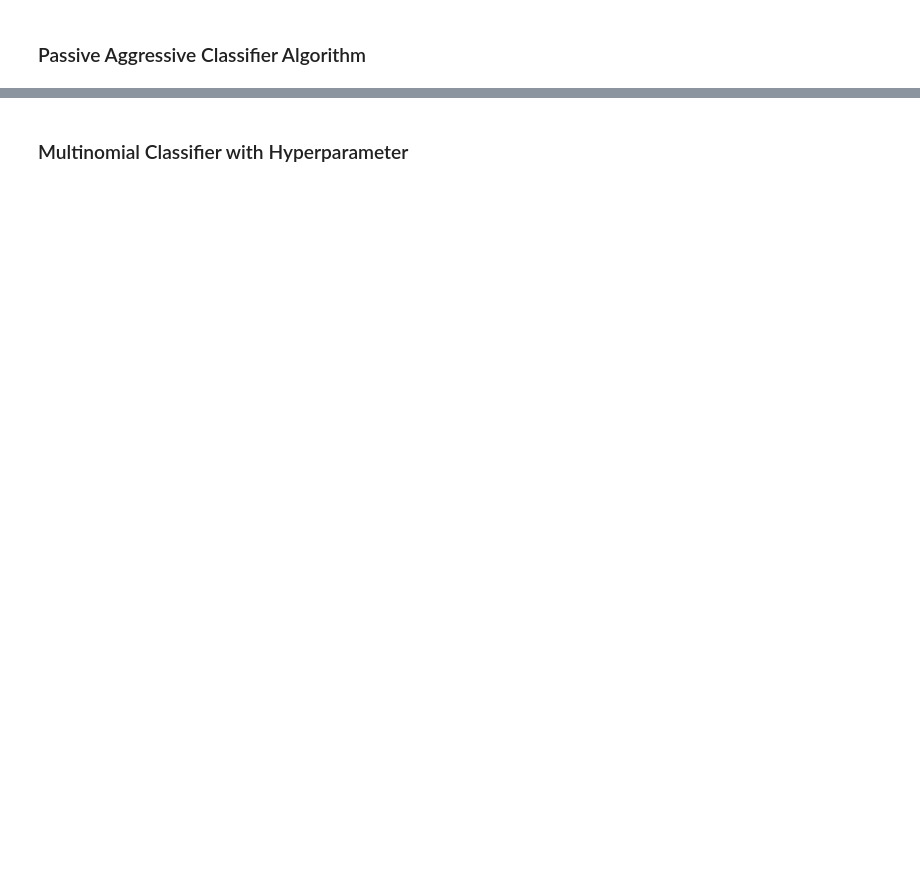
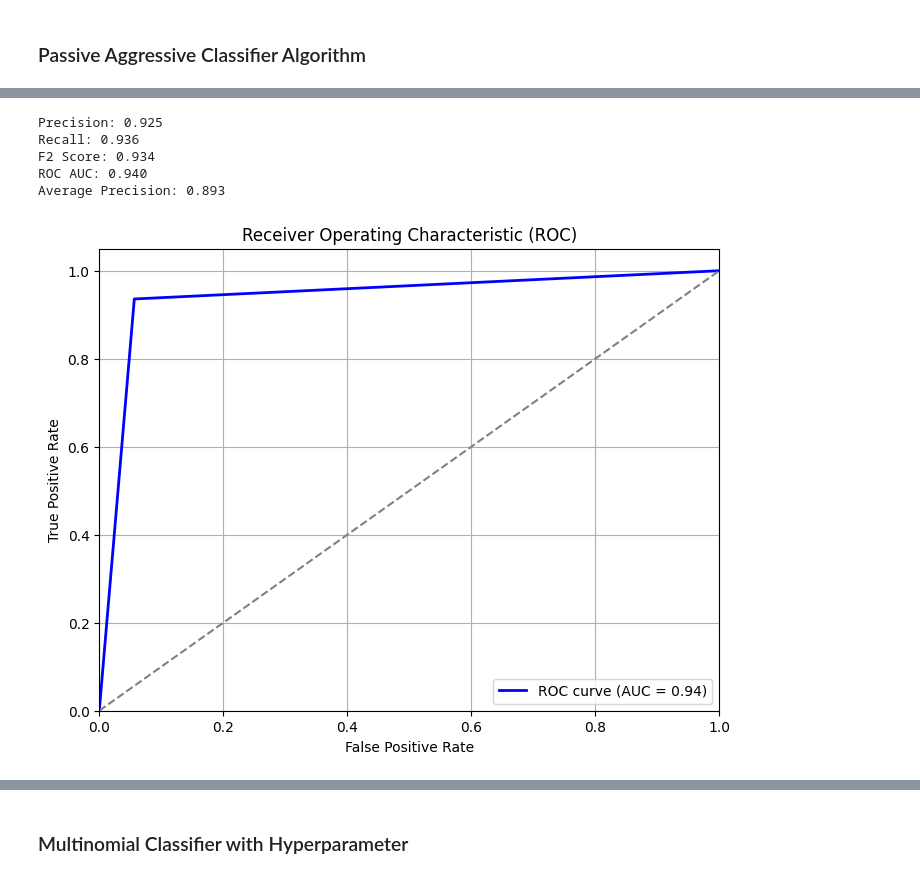
Before and after one commit to kncpem/fake-news-classifier-deploy, a Jupyter notebook: FakeNewsCount_vectorizer.ipynb, the cells around one changed output, grey strips where cells are left out. Saved outputs shown, nothing was run; the diff lists cells and outputs as text; code cells hidden in the pictures; blank space fills up the shorter version.

```diff
--- a/FakeNewsCount_vectorizer.ipynb
+++ b/FakeNewsCount_vectorizer.ipynb
@@ -249,0 +159,46 @@ Confusion matrix, without normalization
+# %%
+from sklearn.metrics import fbeta_score
+
+# Calculate precision, recall, f1-score, and other metrics
+precision = metrics.precision_score(y_test, pred)
+recall = metrics.recall_score(y_test, pred)
+f2_score = fbeta_score(y_test, pred, beta=2)
+roc_auc = metrics.roc_auc_score(y_test, pred)
+average_precision = metrics.average_precision_score(y_test, pred)
+
+# Print the metrics
+print(f"Precision: {precision:.3f}")
+print(f"Recall: {recall:.3f}")
+print(f"F2 Score: {f2_score:.3f}")
+print(f"ROC AUC: {roc_auc:.3f}")
+print(f"Average Precision: {average_precision:.3f}")
+# %% [output]
+Precision: 0.925
+Recall: 0.936
+F2 Score: 0.934
+ROC AUC: 0.940
+Average Precision: 0.893
+# %%
+import matplotlib.pyplot as plt
+from sklearn.metrics import roc_curve, roc_auc_score
+
+# Assuming you have already trained your classifier and made predictions 'pred' on X_test
+
+# Calculate ROC curve and ROC AUC
+fpr, tpr, thresholds = roc_curve(y_test, pred)
+roc_auc = roc_auc_score(y_test, pred)
+
+# Plot ROC curve
+plt.figure(figsize=(8, 6))
+plt.plot(fpr, tpr, color='blue', lw=2, label='ROC curve (AUC = %0.2f)' % roc_auc)
+plt.plot([0, 1], [0, 1], color='gray', linestyle='--')
+plt.xlim([0.0, 1.0])
+plt.ylim([0.0, 1.05])
+plt.xlabel('False Positive Rate')
+plt.ylabel('True Positive Rate')
+plt.title('Receiver Operating Characteristic (ROC)')
+plt.legend(loc="lower right")
+plt.grid(True)
+plt.show()
+# %% [output]
+[figure, added]
```
Also changed, not shown: parts of 41 cells of this notebook, 8 other files.
